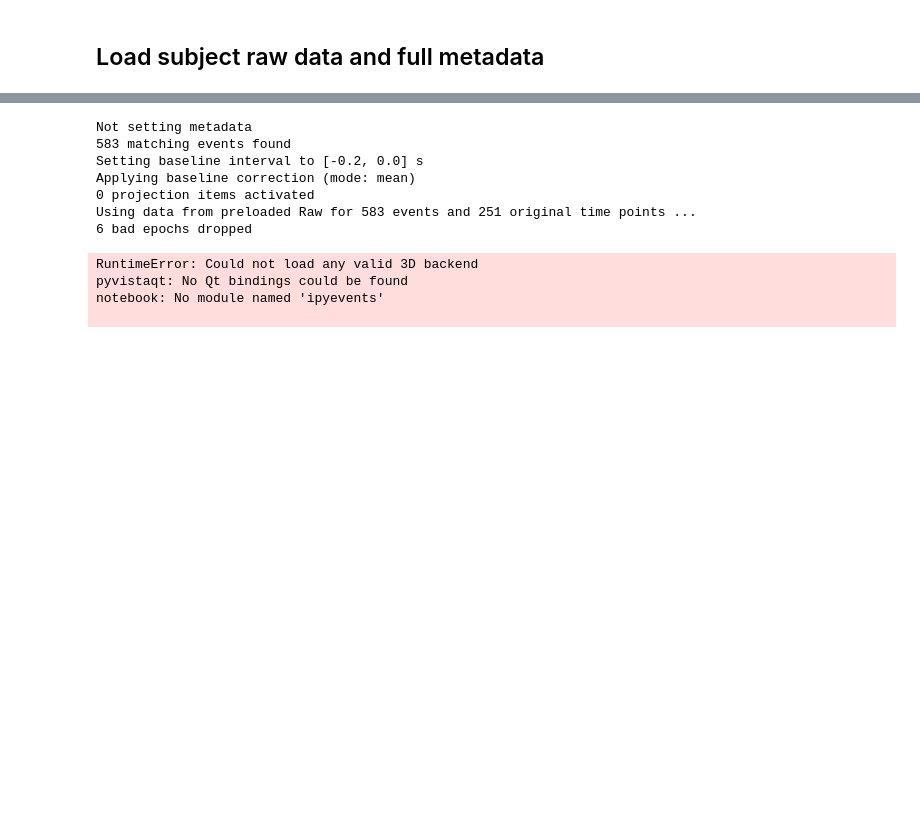
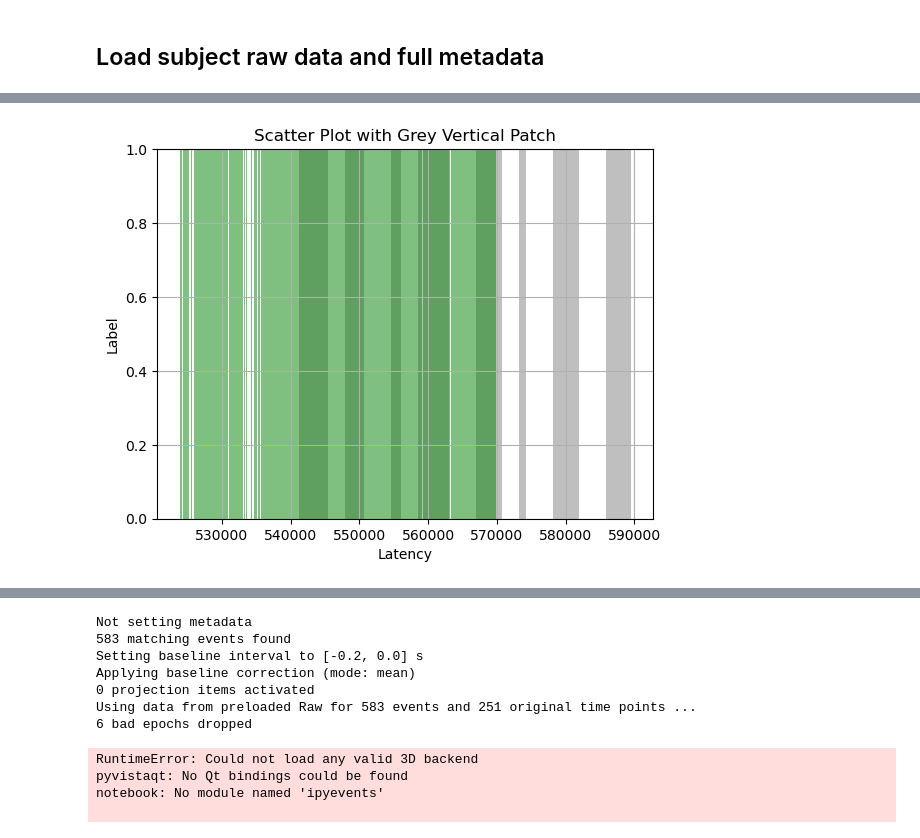
Before and after one commit to incubodac/EEGDECONV, a Jupyter notebook: MNEunfold.ipynb, the cells around one changed output, grey strips where cells are left out. Cells and saved outputs as stored; diff of their text form; code cells hidden in the pictures; blank space fills up the shorter version.

```diff
--- a/MNEunfold.ipynb
+++ b/MNEunfold.ipynb
@@ -56,0 +70,52 @@ evts[evts['type'] =='bad_ET']
+# %%
+#make a plot of bad segments and fixations and saccades to assert if we are taking correctli bad data intervals
+time = eeg[1,:][1].T
+#bads = evts[evts['type']=='bad_ET']
+#-------------plot just this range--------
+inisam=500000
+xlims  = [inisam,inisam+90000]
+filter = True
+
+bad_start, bad_stop = start_stop_samples_trigg(evts,'bad_ET')
+
+vs_start, vs_stop = start_stop_samples_trigg(evts,'vs')
+vs = vs_start + vs_stop
+#-----------------------------------
+if filter:
+    #filtering
+    bad_start = [i for i in bad_start if xlims[0] < i < xlims[1]]
+    bad_stop = [i for i in bad_stop if xlims[0] < i < xlims[1]]
+    vs_start = [i for i in vs_start if xlims[0] < i < xlims[1]]
+    vs_stop = [i for i in vs_stop if xlims[0] < i < xlims[1]]
+
+#--------------------------------
+
+
+
+#plt.scatter(bad_start[1:20],bad_start[1:20],s=1)
+
+
+# Labels for each latency
+labels = ['A'] * len(vs) + ['B'] * len(bad_start)
+
+# Scatter plot
+#plt.scatter(bad_start, labels, color='red', marker='o')
+
+# Add grey vertical patch for every other latency
+for i in range(0, len(vs_start)):
+    plt.axvspan(vs_start[i], vs_stop[i], facecolor='grey', alpha=0.5)
+for i in range(0, len(bad_start)):
+   plt.axvspan(bad_start[i], bad_stop[i], facecolor='green', alpha=0.5)
+# Plot settings
+plt.xlabel('Latency')
+plt.ylabel('Label')
+plt.title('Scatter Plot with Grey Vertical Patch')
+plt.grid(True)
+
+# Show the plot
+plt.show()
+
+
+#plt.scatter(bad_start,bad_start)
+# %% [output]
+[figure, added]
```
Also changed, not shown: parts of 16 cells of this notebook, 1 other file.
